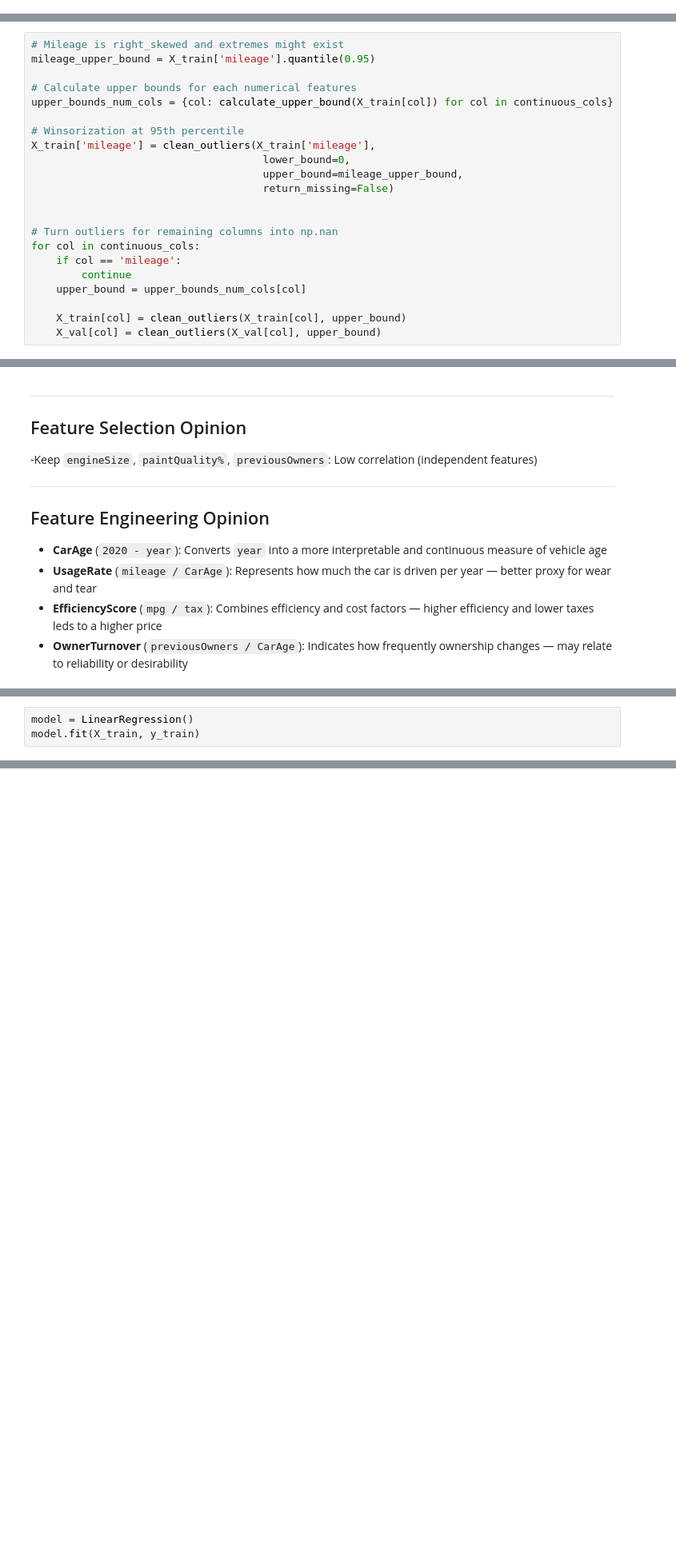
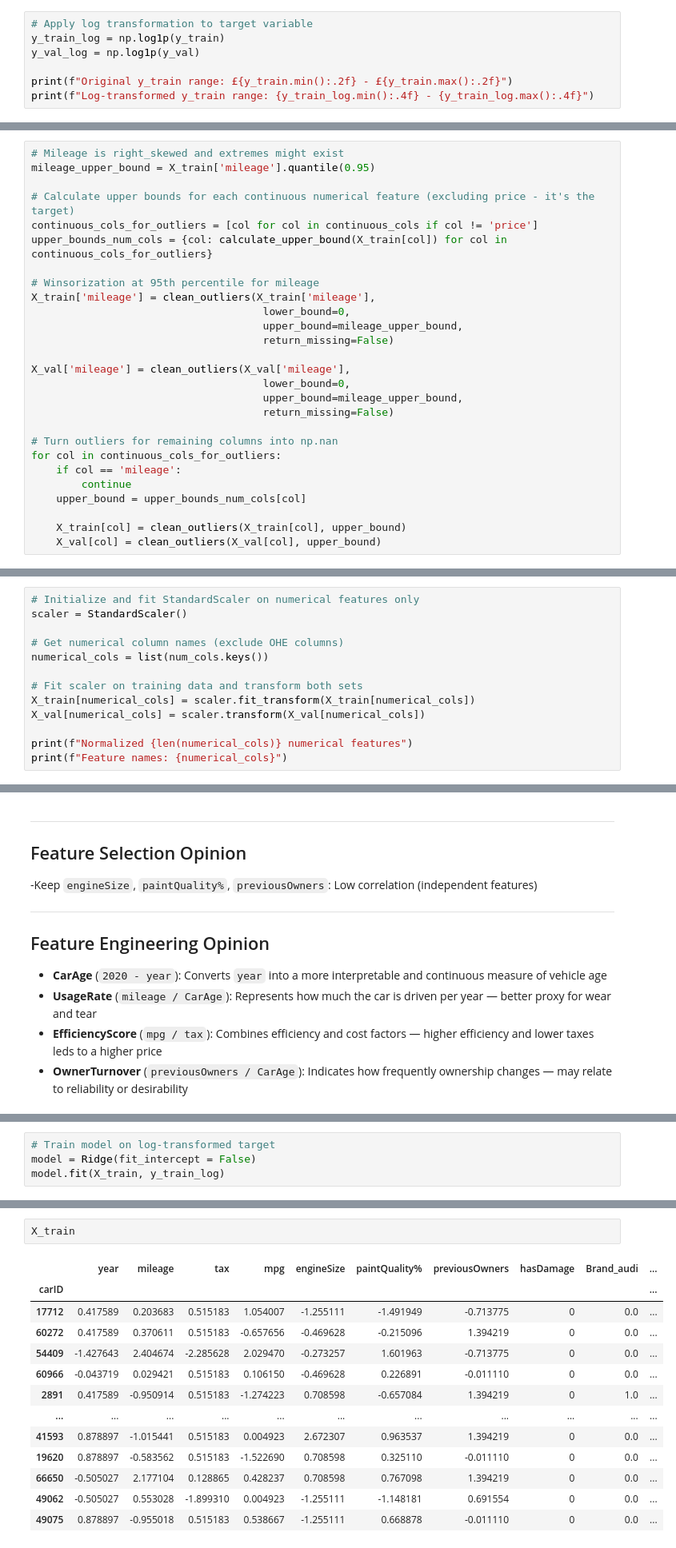
Before and after one commit to lucasdmcax/machine_learning, a Jupyter notebook: Homework_Group20.ipynb, the cells around one changed output, grey strips where cells are left out. Shown at 80% size. Cells and saved outputs as stored; diff of their text form; blank space fills up the shorter version.

```diff
--- a/Homework_Group20.ipynb
+++ b/Homework_Group20.ipynb
@@ -415,0 +426,7 @@ Validation set size: (15195, 12)
+# %%
+# Apply log transformation to target variable
+y_train_log = np.log1p(y_train)
+y_val_log = np.log1p(y_val)
+
+print(f"Original y_train range: £{y_train.min():.2f} - £{y_train.max():.2f}")
+print(f"Log-transformed y_train range: {y_train_log.min():.4f} - {y_train_log.max():.4f}")
@@ -440,18 +460,23 @@ for col in cat_cols:
 # Mileage is right_skewed and extremes might exist
 mileage_upper_bound = X_train['mileage'].quantile(0.95)
 
-# Calculate upper bounds for each numerical features
-upper_bounds_num_cols = {col: calculate_upper_bound(X_train[col]) for col in continuous_cols}
+# Calculate upper bounds for each continuous numerical feature (excluding price - it's the target)
+continuous_cols_for_outliers = [col for col in continuous_cols if col != 'price']
+upper_bounds_num_cols = {col: calculate_upper_bound(X_train[col]) for col in continuous_cols_for_outliers}
 
-# Winsorization at 95th percentile
+# Winsorization at 95th percentile for mileage
 X_train['mileage'] = clean_outliers(X_train['mileage'],
                                      lower_bound=0,
                                      upper_bound=mileage_upper_bound,
                                      return_missing=False)
 
+X_val['mileage'] = clean_outliers(X_val['mileage'],
+                                     lower_bound=0,
+                                     upper_bound=mileage_upper_bound,
+                                     return_missing=False)
 
 # Turn outliers for remaining columns into np.nan
-for col in continuous_cols:
+for col in continuous_cols_for_outliers:
     if col == 'mileage':
         continue
     upper_bound = upper_bounds_num_cols[col]
@@ -500,0 +534,13 @@ X_val   = pd.concat([X_val.drop(columns=categorical_features),   ohe_val],   axi
+# %%
+# Initialize and fit StandardScaler on numerical features only
+scaler = StandardScaler()
+
+# Get numerical column names (exclude OHE columns)
+numerical_cols = list(num_cols.keys())
+
+# Fit scaler on training data and transform both sets
+X_train[numerical_cols] = scaler.fit_transform(X_train[numerical_cols])
+X_val[numerical_cols] = scaler.transform(X_val[numerical_cols])
+
+print(f"Normalized {len(numerical_cols)} numerical features")
+print(f"Feature names: {numerical_cols}")
@@ -568,4 +624,5 @@ plt.show()
 # %%
-model = LinearRegression()
-model.fit(X_train, y_train)
+# Train model on log-transformed target
+model = Ridge(fit_intercept = False)
+model.fit(X_train, y_train_log)
 # %% [output]
@@ -595,0 +666,16 @@ Validation MAE: £3149.05
+# %%
+X_train
+# %% [output]
+|  | year | mileage | tax | mpg | engineSize | paintQuality% | previousOwners | hasDamage | Brand_audi | ... |
+| carID |  |  |  |  |  |  |  |  |  | ... |
+| 17712 | 0.417589 | 0.203683 | 0.515183 | 1.054007 | -1.255111 | -1.491949 | -0.713775 | 0 | 0.0 | ... |
+| 60272 | 0.417589 | 0.370611 | 0.515183 | -0.657656 | -0.469628 | -0.215096 | 1.394219 | 0 | 0.0 | ... |
+| 54409 | -1.427643 | 2.404674 | -2.285628 | 2.029470 | -0.273257 | 1.601963 | -0.713775 | 0 | 0.0 | ... |
+| 60966 | -0.043719 | 0.029421 | 0.515183 | 0.106150 | -0.469628 | 0.226891 | -0.011110 | 0 | 0.0 | ... |
+| 2891 | 0.417589 | -0.950914 | 0.515183 | -1.274223 | 0.708598 | -0.657084 | 1.394219 | 0 | 1.0 | ... |
+| ... | ... | ... | ... | ... | ... | ... | ... | ... | ... | ... |
+| 41593 | 0.878897 | -1.015441 | 0.515183 | 0.004923 | 2.672307 | 0.963537 | 1.394219 | 0 | 0.0 | ... |
+| 19620 | 0.878897 | -0.583562 | 0.515183 | -1.522690 | 0.708598 | 0.325110 | -0.011110 | 0 | 0.0 | ... |
+| 66650 | -0.505027 | 2.177104 | 0.128865 | 0.428237 | 0.708598 | 0.767098 | 1.394219 | 0 | 0.0 | ... |
+| 49062 | -0.505027 | 0.553028 | -1.899310 | 0.004923 | -1.255111 | -1.148181 | 0.691554 | 0 | 0.0 | ... |
+| 49075 | 0.878897 | -0.955018 | 0.515183 | 0.538667 | -1.255111 | 0.668878 | -0.011110 | 0 | 0.0 | ... |
```
Also changed, not shown: parts of 21 cells of this notebook, 1 other file.
